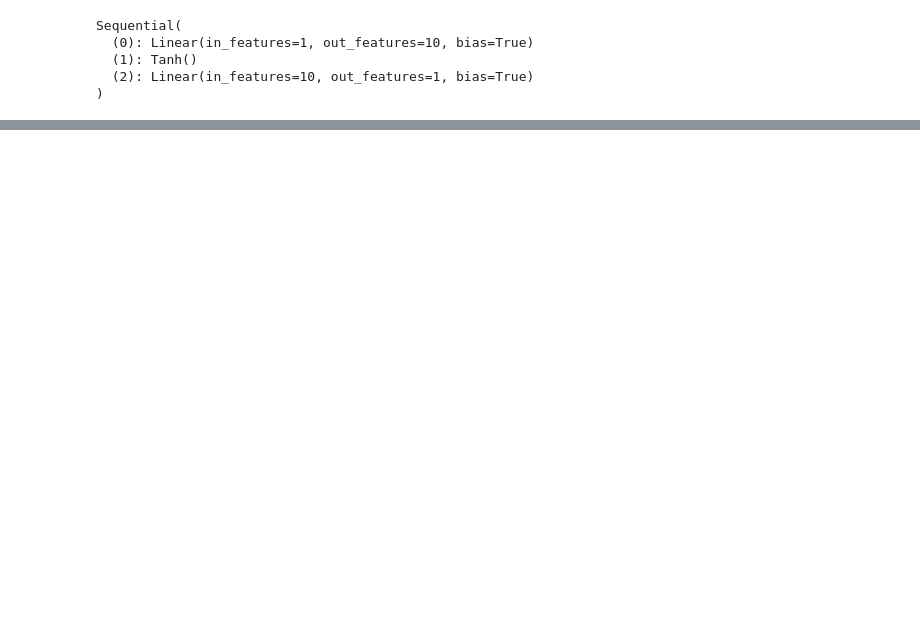
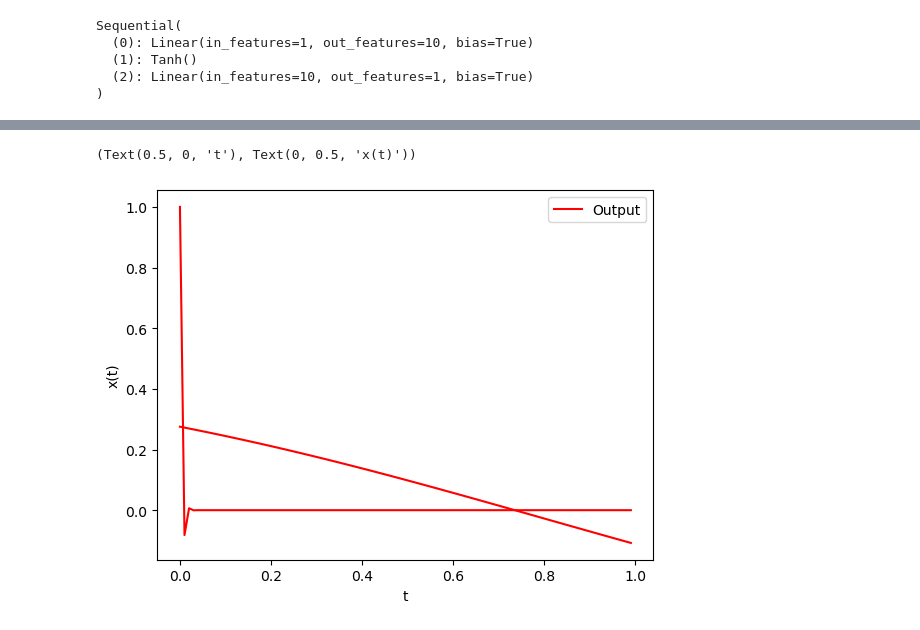
Before and after one commit to KasperKCarlsen/final-assignment-02456, a Jupyter notebook: assignment.ipynb, the cells around one changed output, grey strips where cells are left out. Saved outputs shown, nothing was run; the diff lists cells and outputs as text; code cells hidden in the pictures; blank space fills up the shorter version.

```diff
--- a/assignment.ipynb
+++ b/assignment.ipynb
@@ -265,3 +286,25 @@ plt.xlabel('t'), plt.ylabel('Loss')
+# %%
+outputs = []
+targets = []
+for i in range(len(times_val)):
+    output = net(x_val[i])
+    outputs.append(output)
+    target = ODE.subs(t, i)
+    targets.append(target)
+
+# for o in outputs:
+#     print(o.detach().numpy())
+
+plot_output = [o.detach().numpy() for o in outputs]
+plot_target = targets
+plt.figure()
+plt.plot(x_val, plot_output, 'r')
+plt.plot(x_val, plot_target, 'r')
+plt.legend(['Output'])
+plt.xlabel('t'), plt.ylabel('x(t)')
+# %% [output]
+(Text(0.5, 0, 't'), Text(0, 0.5, 'x(t)'))
+[figure, added]
 # %%
 # optimizer.zero_grad()
 slce = get_slice(0, 10)
```
Also changed, not shown: parts of 10 cells of this notebook, 1 other file.
